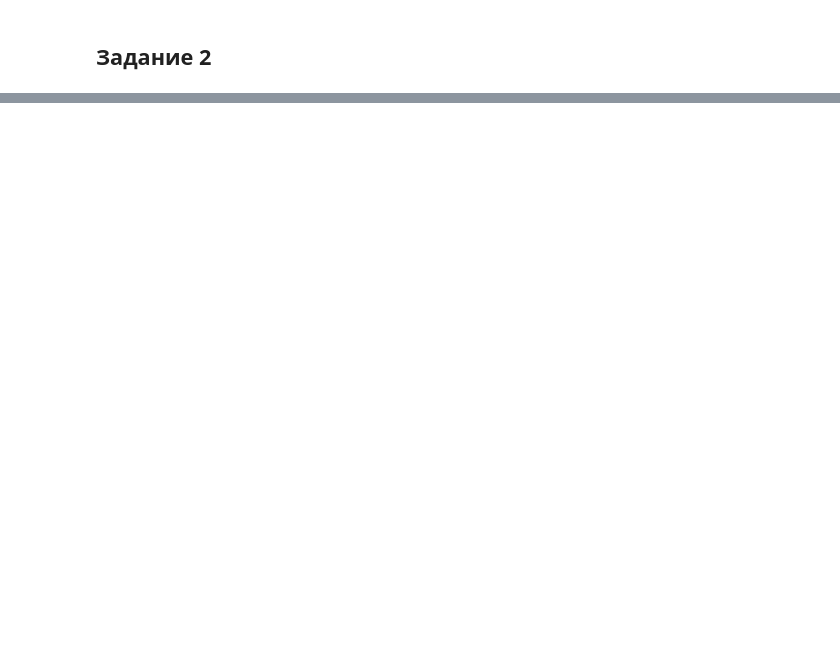
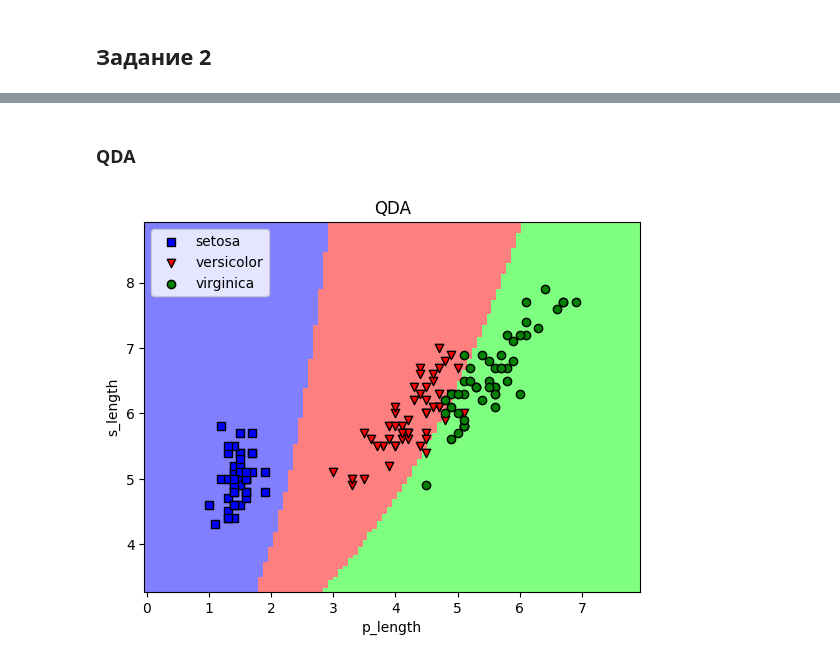
Before and after one commit to HerrPhoton/Theory-of-statistical-solutions, a Jupyter notebook: lab1.ipynb, the cells around one changed output, grey strips where cells are left out. Cells and saved outputs as stored; diff of their text form; code cells hidden in the pictures; blank space fills up the shorter version.

```diff
--- a/lab1.ipynb
+++ b/lab1.ipynb
@@ -65,2 +66,27 @@ draw_pairplot()
 # %% [markdown]
 ## Задание 2
+# %%
+cols = np.random.permutation(df.columns.values)[:2]
+# %%
+def show_plot(estimator, cols, title):
+
+    ax = plt.axes()
+
+    DecisionBoundaryDisplay.from_estimator(estimator,
+                                           df[cols],
+                                           response_method = 'predict',
+                                           plot_method = 'pcolormesh',
+                                           ax = ax,
+                                           alpha = 0.5,
+                                           cmap = 'brg')
+
+    for l, c, m in zip(iris.target.unique(), ['b','r','g'], ['s', 'v', 'o']):
+
+        ax.scatter(df[cols[0]][iris.target == l], df[cols[1]][iris.target == l], \
+                    c = c, marker = m, label = iris.target_names[l], edgecolors = 'black')
+
+    plt.legend()
+    plt.title(title)
+    plt.xlabel(cols[0])
+    plt.ylabel(cols[1])
+    plt.show()
@@ -66,0 +100,7 @@ draw_pairplot()
+# %% [markdown]
+### QDA
+# %%
+qda = QuadraticDiscriminantAnalysis().fit(df[cols], iris.target)
+show_plot(qda, cols, 'QDA')
+# %% [output]
+[figure, added]
```
Also changed, not shown: parts of 17 cells of this notebook.
